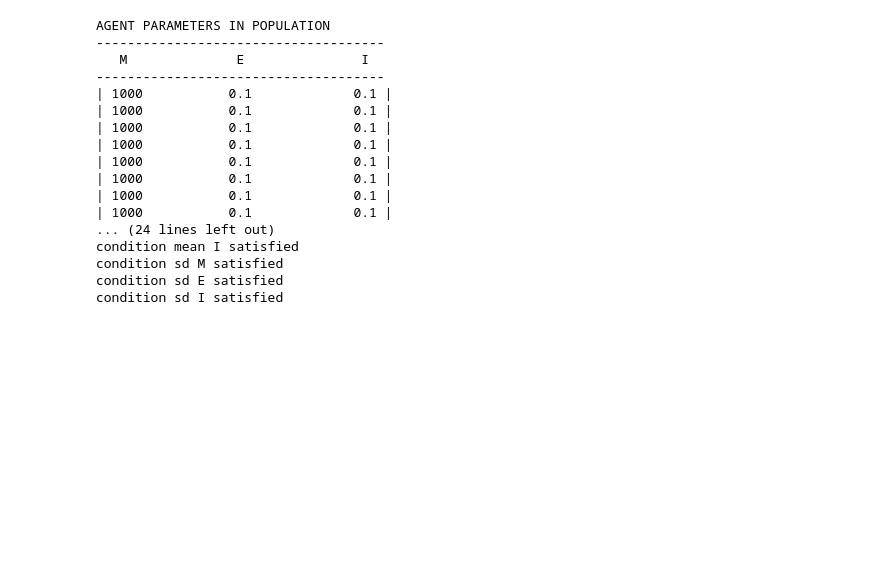
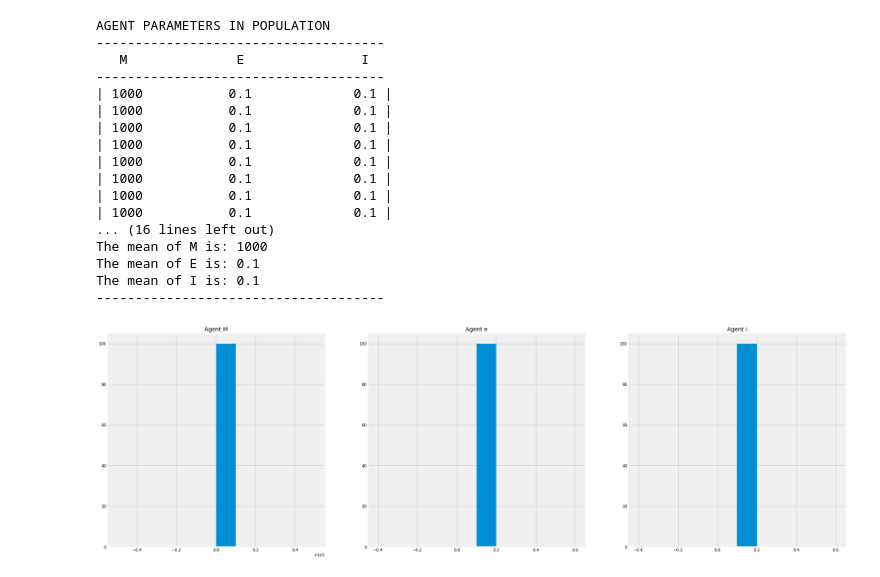
Before and after one commit to vocelik/heterogenous_game_theory, a Jupyter notebook: Control Group/seed16_mm1000_me01_mi01_sdm0_sde0_sdi0.ipynb, the cells around one changed output. Cells and saved outputs as stored; diff of their text form; code cells hidden in the pictures; blank space fills up the shorter version.

```diff
--- a/Control Group/seed16_mm1000_me01_mi01_sdm0_sde0_sdi0.ipynb
+++ b/Control Group/seed16_mm1000_me01_mi01_sdm0_sde0_sdi0.ipynb
@@ -25,21 +14,23 @@ agents = get_agents(homogenous = False, number_of_agents = 100, M = M, E = E, I
-# %%
-check_parameters(agents, M, E, I)
-# %% [output]
-AGENT PARAMETERS IN POPULATION
--------------------------------------
-   M              E               I
--------------------------------------
-| 1000           0.1             0.1 |
-| 1000           0.1             0.1 |
-| 1000           0.1             0.1 |
-| 1000           0.1             0.1 |
-| 1000           0.1             0.1 |
-| 1000           0.1             0.1 |
-| 1000           0.1             0.1 |
-| 1000           0.1             0.1 |
-... (24 lines left out)
-condition mean I satisfied
-condition sd M satisfied
-condition sd E satisfied
-condition sd I satisfied
+# %%
+agents = get_agents(homogenous = True, number_of_agents = 100)
+check_parameters(agents)
+# %% [output]
+AGENT PARAMETERS IN POPULATION
+-------------------------------------
+   M              E               I
+-------------------------------------
+| 1000           0.1             0.1 |
+| 1000           0.1             0.1 |
+| 1000           0.1             0.1 |
+| 1000           0.1             0.1 |
+| 1000           0.1             0.1 |
+| 1000           0.1             0.1 |
+| 1000           0.1             0.1 |
+| 1000           0.1             0.1 |
+... (16 lines left out)
+The mean of M is: 1000
+The mean of E is: 0.1
+The mean of I is: 0.1
+-------------------------------------
+[figure, added]
 # %%
```
Also changed, not shown: parts of 8 cells of this notebook, 45 other files.
